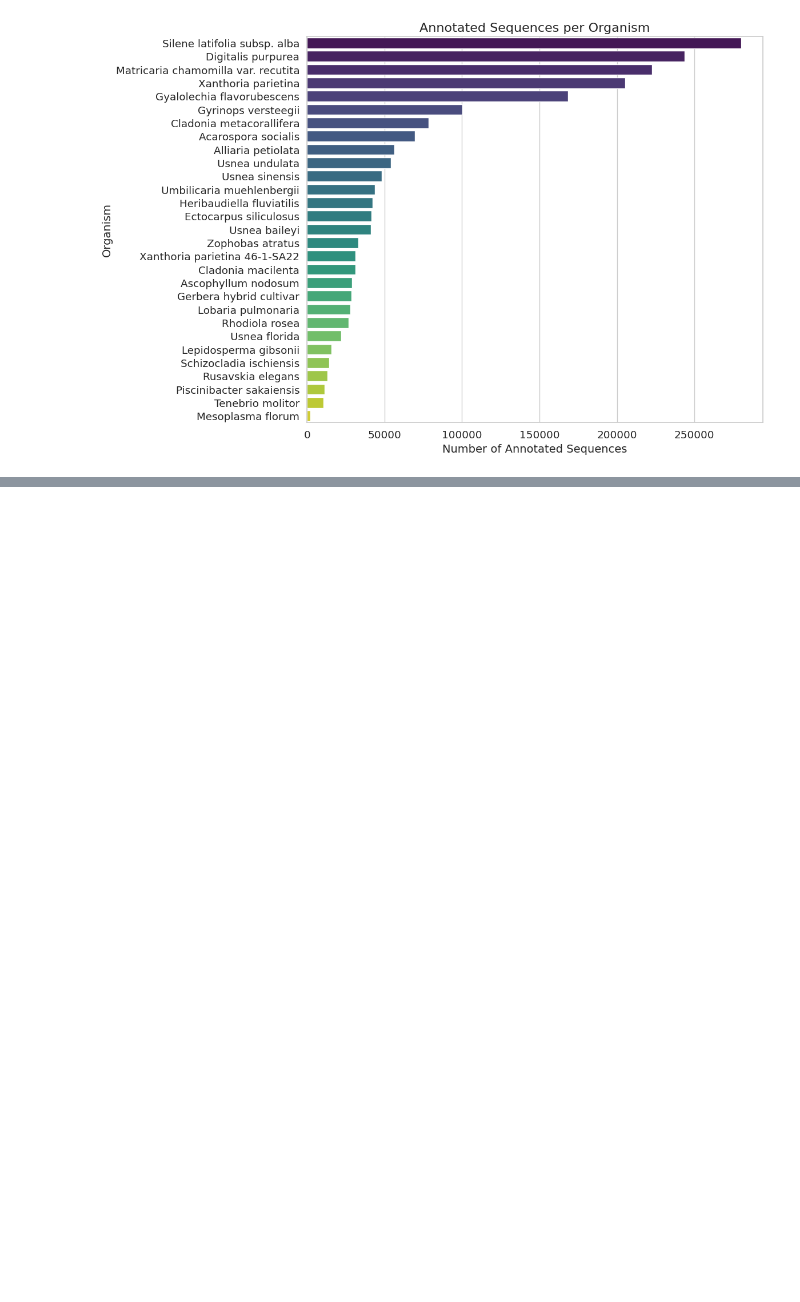
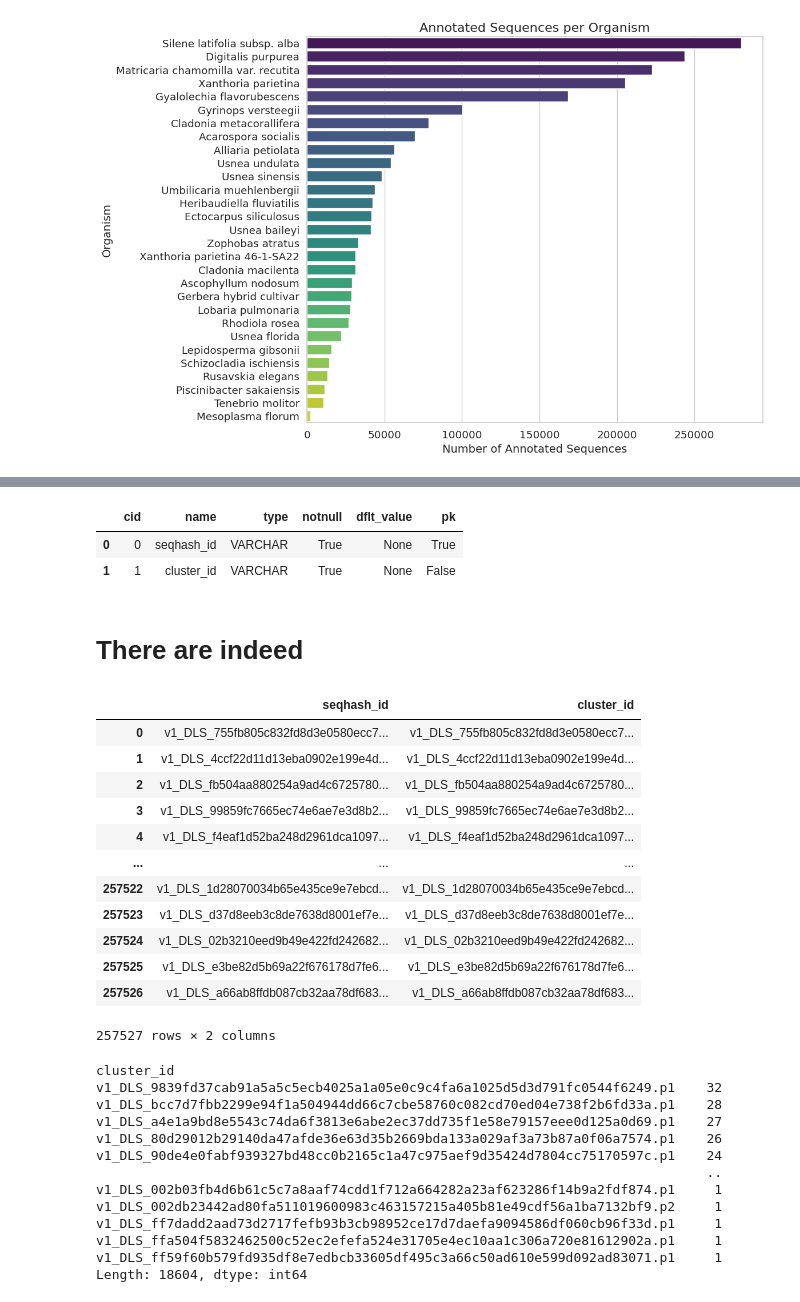
Before and after one commit to arudhir/planter, a Jupyter notebook: notebooks/master-database.ipynb, the cells around one changed output, grey strips where cells are left out. Cells and saved outputs as stored; diff of their text form; code cells hidden in the pictures; blank space fills up the shorter version.

```diff
--- a/notebooks/master-database.ipynb
+++ b/notebooks/master-database.ipynb
@@ -790,0 +933,8 @@ Text(0.95, 0.95, '\nn = 2,462,539\nmin = 100 aa\nmax = 7993 aa\nmean = 345.5 aa\
+# %%
+with duckdb.connect(test_db) as con:
+    query = """
+    SELECT * FROM clusters
+    """
+    df = con.execute(query).fetchdf()
+    df.sort_values(by='size', ascending=False, inplace=True)
+    display(df.head())
@@ -790,0 +948,50 @@ Text(0.95, 0.95, '\nn = 2,462,539\nmin = 100 aa\nmax = 7993 aa\nmean = 345.5 aa\
+# %%
+with duckdb.connect(test_db) as con:
+    query = """
+    PRAGMA table_info(cluster_members)
+    """
+    df = con.execute(query).fetchdf()
+    display(df)
+# %% [output]
+|  | cid | name | type | notnull | dflt_value | pk |
+| 0 | 0 | seqhash_id | VARCHAR | True | None | True |
+| 1 | 1 | cluster_id | VARCHAR | True | None | False |
+# %% [markdown]
+# There are indeed
+# %%
+with duckdb.connect(test_db) as con:
+    query = """
+    SELECT * FROM cluster_members
+    """
+    df = con.execute(query).fetchdf()
+    display(df)
+
+
+df[df.apply(lambda row: row['seqhash_id'] != row['cluster_id'], axis=1)].groupby('cluster_id').size().sort_values(ascending=False)
+# %% [output]
+|  | seqhash_id | cluster_id |
+| 0 | v1_DLS_755fb805c832fd8d3e0580ecc7... | v1_DLS_755fb805c832fd8d3e0580ecc7... |
+| 1 | v1_DLS_4ccf22d11d13eba0902e199e4d... | v1_DLS_4ccf22d11d13eba0902e199e4d... |
+| 2 | v1_DLS_fb504aa880254a9ad4c6725780... | v1_DLS_fb504aa880254a9ad4c6725780... |
+| 3 | v1_DLS_99859fc7665ec74e6ae7e3d8b2... | v1_DLS_99859fc7665ec74e6ae7e3d8b2... |
+| 4 | v1_DLS_f4eaf1d52ba248d2961dca1097... | v1_DLS_f4eaf1d52ba248d2961dca1097... |
+| ... | ... | ... |
+| 257522 | v1_DLS_1d28070034b65e435ce9e7ebcd... | v1_DLS_1d28070034b65e435ce9e7ebcd... |
+| 257523 | v1_DLS_d37d8eeb3c8de7638d8001ef7e... | v1_DLS_d37d8eeb3c8de7638d8001ef7e... |
+| 257524 | v1_DLS_02b3210eed9b49e422fd242682... | v1_DLS_02b3210eed9b49e422fd242682... |
+| 257525 | v1_DLS_e3be82d5b69a22f676178d7fe6... | v1_DLS_e3be82d5b69a22f676178d7fe6... |
+| 257526 | v1_DLS_a66ab8ffdb087cb32aa78df683... | v1_DLS_a66ab8ffdb087cb32aa78df683... |
+257527 rows × 2 columns
+cluster_id
+v1_DLS_9839fd37cab91a5a5c5ecb4025a1a05e0c9c4fa6a1025d5d3d791fc0544f6249.p1    32
+v1_DLS_bcc7d7fbb2299e94f1a504944dd66c7cbe58760c082cd70ed04e738f2b6fd33a.p1    28
+v1_DLS_a4e1a9bd8e5543c74da6f3813e6abe2ec37dd735f1e58e79157eee0d125a0d69.p1    27
+v1_DLS_80d29012b29140da47afde36e63d35b2669bda133a029af3a73b87a0f06a7574.p1    26
+v1_DLS_90de4e0fabf939327bd48cc0b2165c1a47c975aef9d35424d7804cc75170597c.p1    24
+                                                                              ..
+v1_DLS_002b03fb4d6b61c5c7a8aaf74cdd1f712a664282a23af623286f14b9a2fdf874.p1     1
+v1_DLS_002db23442ad80fa511019600983c463157215a405b81e49cdf56a1ba7132bf9.p2     1
+v1_DLS_ff7dadd2aad73d2717fefb93b3cb98952ce17d7daefa9094586df060cb96f33d.p1     1
+v1_DLS_ffa504f5832462500c52ec2efefa524e31705e4ec10aa1c306a720e81612902a.p1     1
+v1_DLS_ff59f60b579fd935df8e7edbcb33605df495c3a66c50ad610e599d092ad83071.p1     1
+Length: 18604, dtype: int64
```
Also changed, not shown: parts of 12 cells of this notebook, 4 other files.
